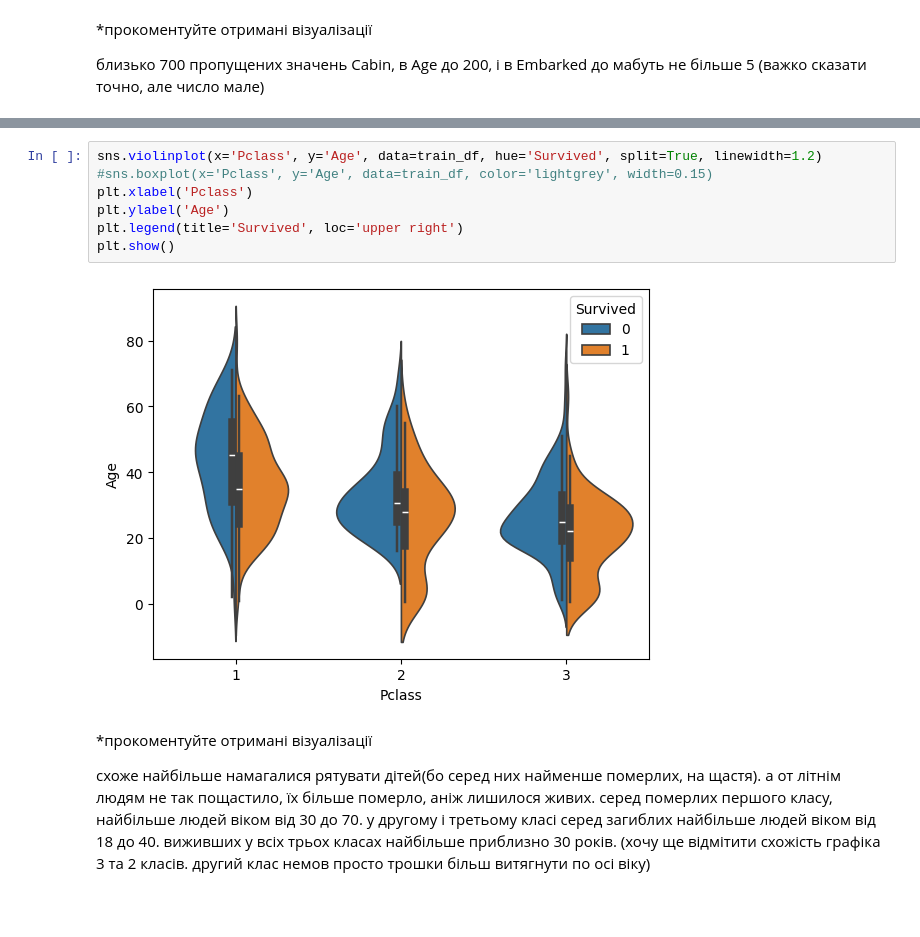
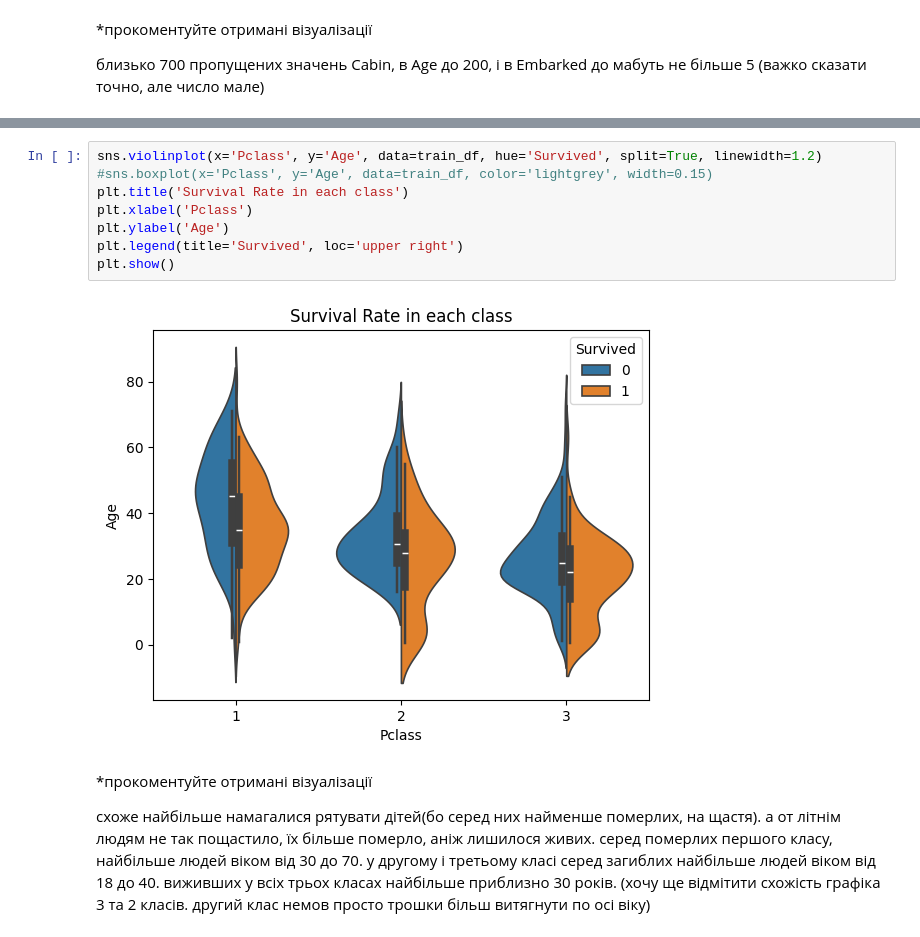
Before and after one commit to bbgdo/python_for_bdds_practice_10, a Jupyter notebook: python_practice_10.ipynb, the cells around one changed output, grey strips where cells are left out. Cells and saved outputs as stored; diff of their text form; blank space fills up the shorter version.

Commit message:
forgot to add title in task 5

```diff
--- a/python_practice_10.ipynb
+++ b/python_practice_10.ipynb
@@ -106,12 +106,13 @@ plt.show()
 # %%
 sns.violinplot(x='Pclass', y='Age', data=train_df, hue='Survived', split=True, linewidth=1.2)
 #sns.boxplot(x='Pclass', y='Age', data=train_df, color='lightgrey', width=0.15)
+plt.title('Survival Rate in each class')
 plt.xlabel('Pclass')
 plt.ylabel('Age')
 plt.legend(title='Survived', loc='upper right')
 plt.show()
 # %% [output]
-[figure, old version]
+[figure, new version]
 # %% [markdown]
 *прокоментуйте отримані візуалізації
 
```
